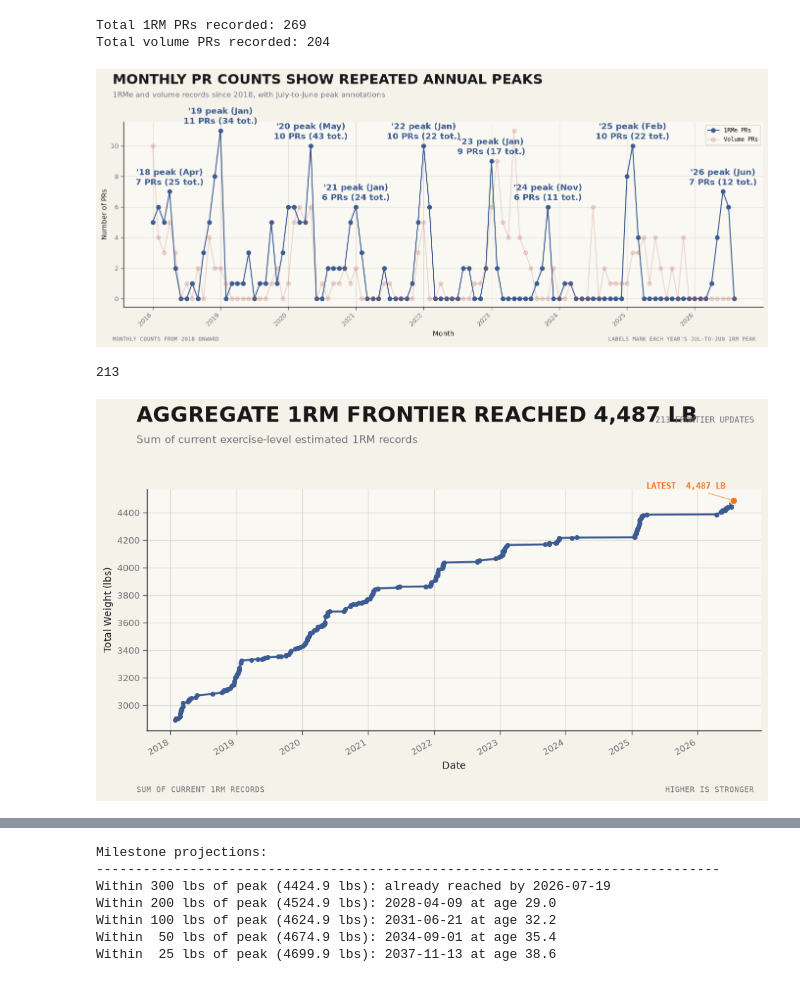
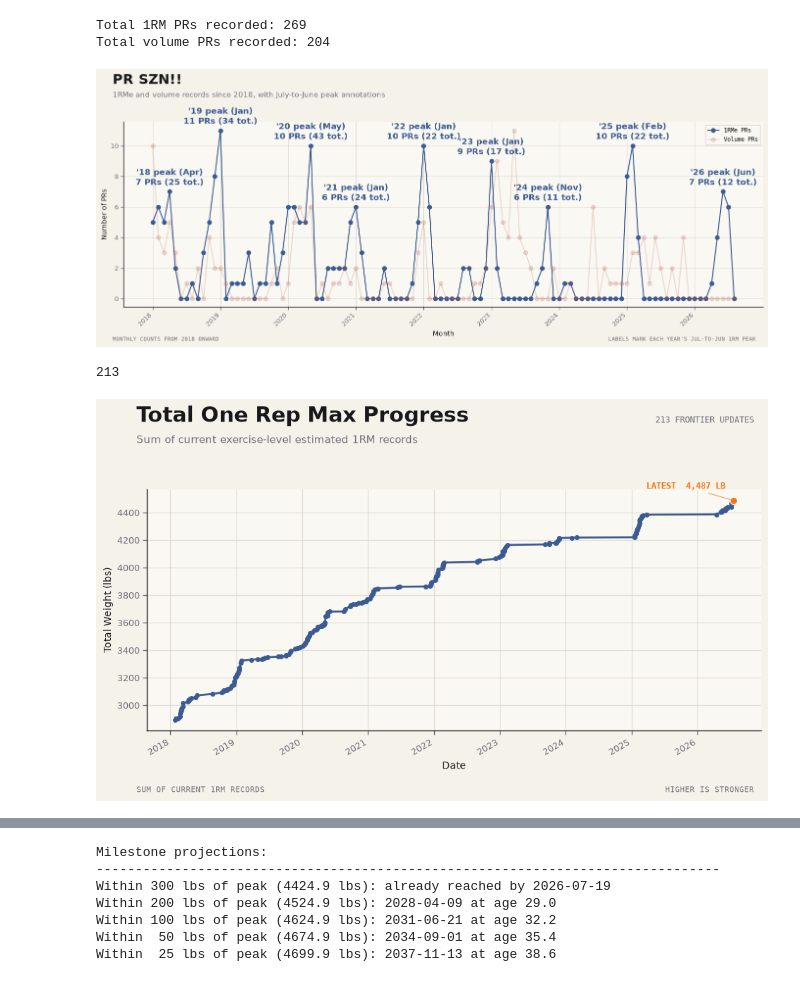
Before and after one commit to WeightliftingApp/WeightliftingApp-AnalyzeData, a Jupyter notebook: src/analyze_pr_szn.ipynb, the cells around one changed output, grey strips where cells are left out. Cells and saved outputs as stored; diff of their text form; code cells hidden in the pictures.

```diff
--- a/src/analyze_pr_szn.ipynb
+++ b/src/analyze_pr_szn.ipynb
@@ -237,35 +237,35 @@ with chart_canvas(frame) as (fig, ax):
 
     # Customize the plot
     add_header(
-        fig, frame, "MONTHLY PR COUNTS SHOW REPEATED ANNUAL PEAKS",
+        fig, frame, "PR SZN!!",
         "1RMe and volume records since 2018, with July-to-June peak annotations",
         (),
     )
     ax.set_xlabel("Month")
     ax.set_ylabel("Number of PRs")
 
     # Show x-axis labels for Jan 1 of each year
     tick_positions = []
     tick_labels = []
     for i, month in enumerate(months):
         year, month = month.split('-')
         if month == '01':  # January only
             tick_positions.append(i)
             tick_labels.append(f"{year}")
 
     ax.set_xticks(tick_positions, tick_labels, rotation=45, ha="right")
     style_axes(ax, NOTEBOOK_AXES)
     style_legend(ax)
     add_footer(
         fig, frame, "MONTHLY COUNTS FROM 2018 ONWARD",
         "LABELS MARK EACH YEAR'S JUL-TO-JUN 1RM PEAK",
         right_weight="normal",
     )
 
     # Show the plot
     plt.show()
 # %% [output]
-[figure, old version]
+[figure, new version]
 # %%
 running_one_rms = {}
 all_agg_one_rms = []
@@ -295,7 +295,7 @@ with chart_canvas(frame) as (fig, ax):
     add_header(
         fig,
         frame,
-        f"AGGREGATE 1RM FRONTIER REACHED {total_weights[-1]:,.0f} LB",
+        "Total One Rep Max Progress",
         "Sum of current exercise-level estimated 1RM records",
         (f"{len(total_weights):,} FRONTIER UPDATES",),
     )
@@ -318,7 +318,7 @@ with chart_canvas(frame) as (fig, ax):
     # Show the plot
     plt.show()
 # %% [output]
-[figure, old version]
+[figure, new version]
 # %%
 import numpy as np
 from matplotlib.dates import date2num
```
Also changed, not shown: parts of 2 cells of this notebook, 10 other files.
